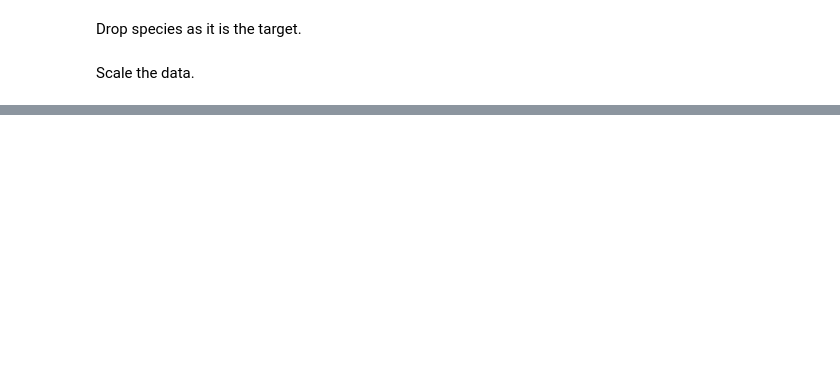
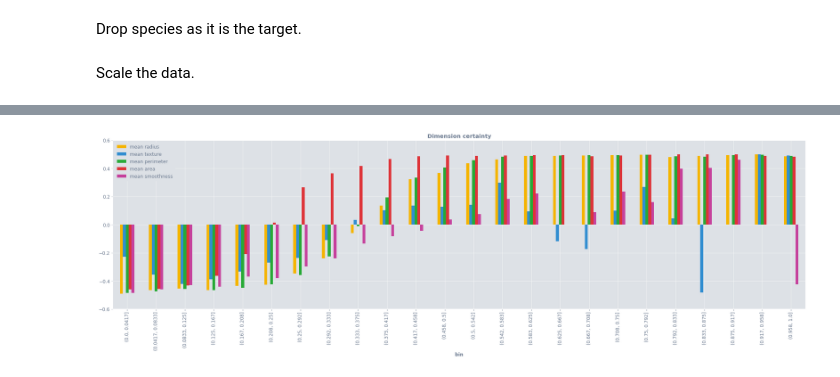
Before and after one commit to Ekrekr/ldr, a Jupyter notebook: examples.ipynb, the cells around one changed output, grey strips where cells are left out. Saved outputs shown, nothing was run; the diff lists cells and outputs as text; code cells hidden in the pictures; blank space fills up the shorter version.

```diff
--- a/examples.ipynb
+++ b/examples.ipynb
@@ -208,0 +105,4 @@ plt.colorbar();
+# %%
+hd.vis_1d(figsize=(32, 8))
+# %% [output]
+[figure, added]
```
Also changed, not shown: parts of 54 cells of this notebook, 3 other files.
